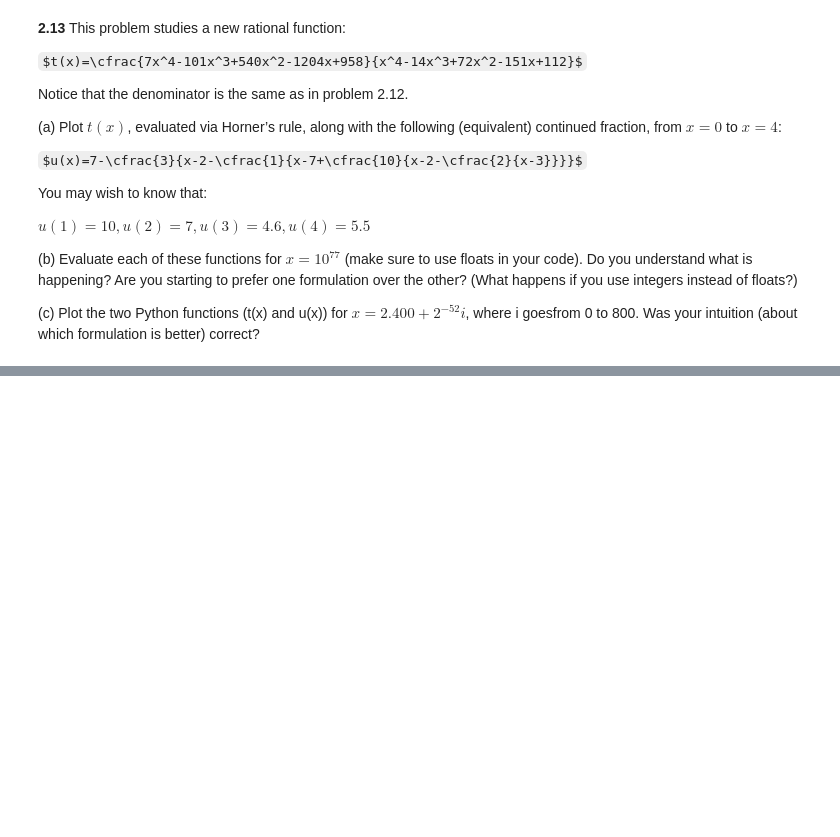
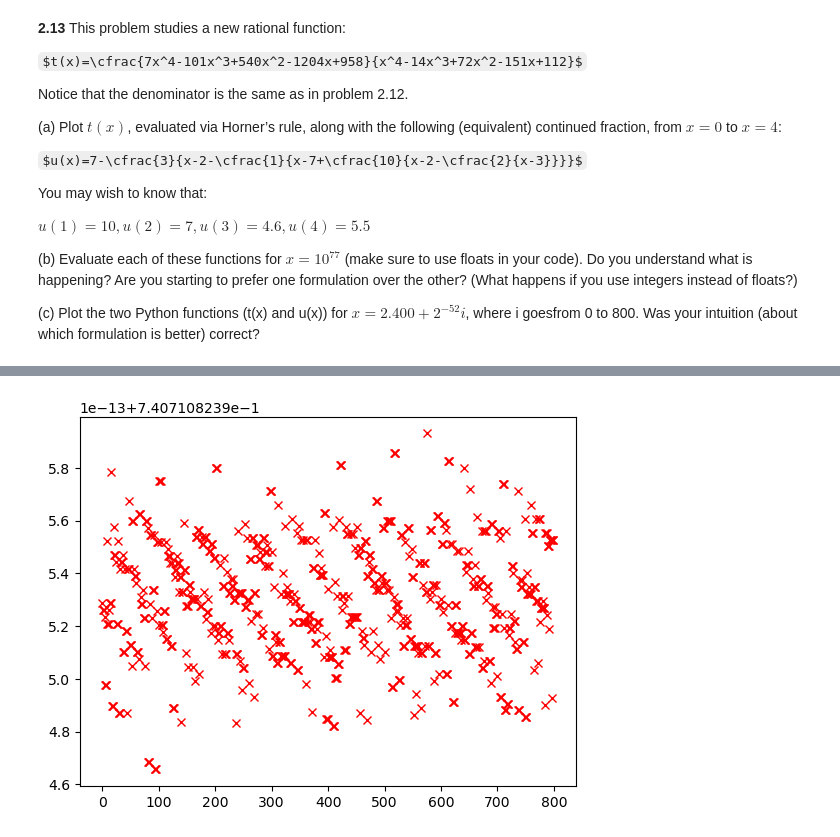
Before and after one commit to Arely00/ArelyGuadalupeJimenezDIaz-mn-2024, a Jupyter notebook: Ejercicios.ipynb, the cells around one changed output, grey strips where cells are left out. Saved outputs shown, nothing was run; the diff lists cells and outputs as text; code cells hidden in the pictures; some formulas as TeX source; blank space fills up the shorter version.

```diff
--- a/Ejercicios.ipynb
+++ b/Ejercicios.ipynb
@@ -241,0 +275,5 @@ NameError: name 'i' is not defined
+# %%
+def horapp(x):
+    return horner4(x)/horner5(x)
+
+[horapp(2.4+2**(-52)*i) for i in range(0,800,100)]
@@ -241,0 +289,9 @@ NameError: name 'i' is not defined
+# %%
+Hlist = [horapp(2.400+pow(2,-52)*i) for i in x]
+
+from matplotlib import pyplot
+x = range(0,800)
+pyplot.plot(x, [horapp(2.400+pow(2,-52)*i) for i in x] , 'rx')
+pyplot.show()
+# %% [output]
+[figure, added]
```
Also changed, not shown: parts of 9 cells of this notebook.
